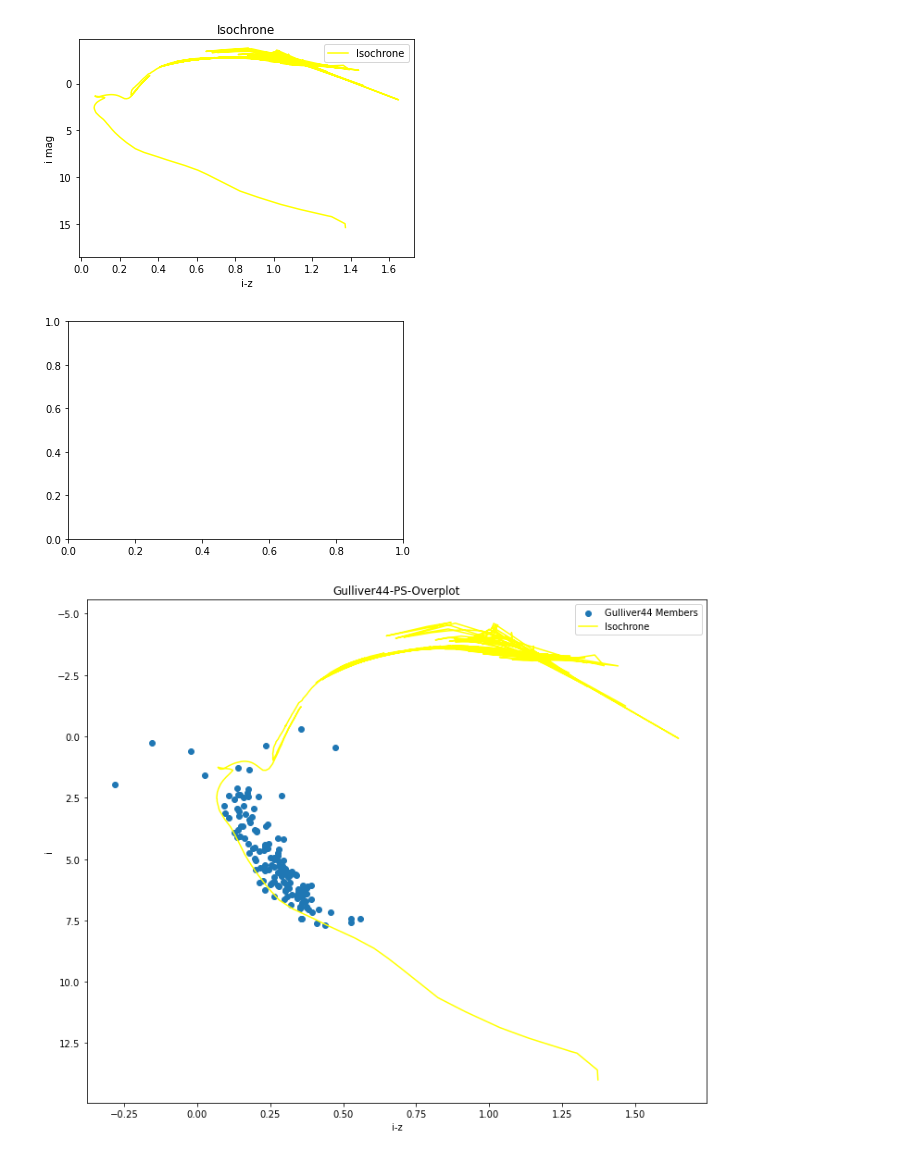
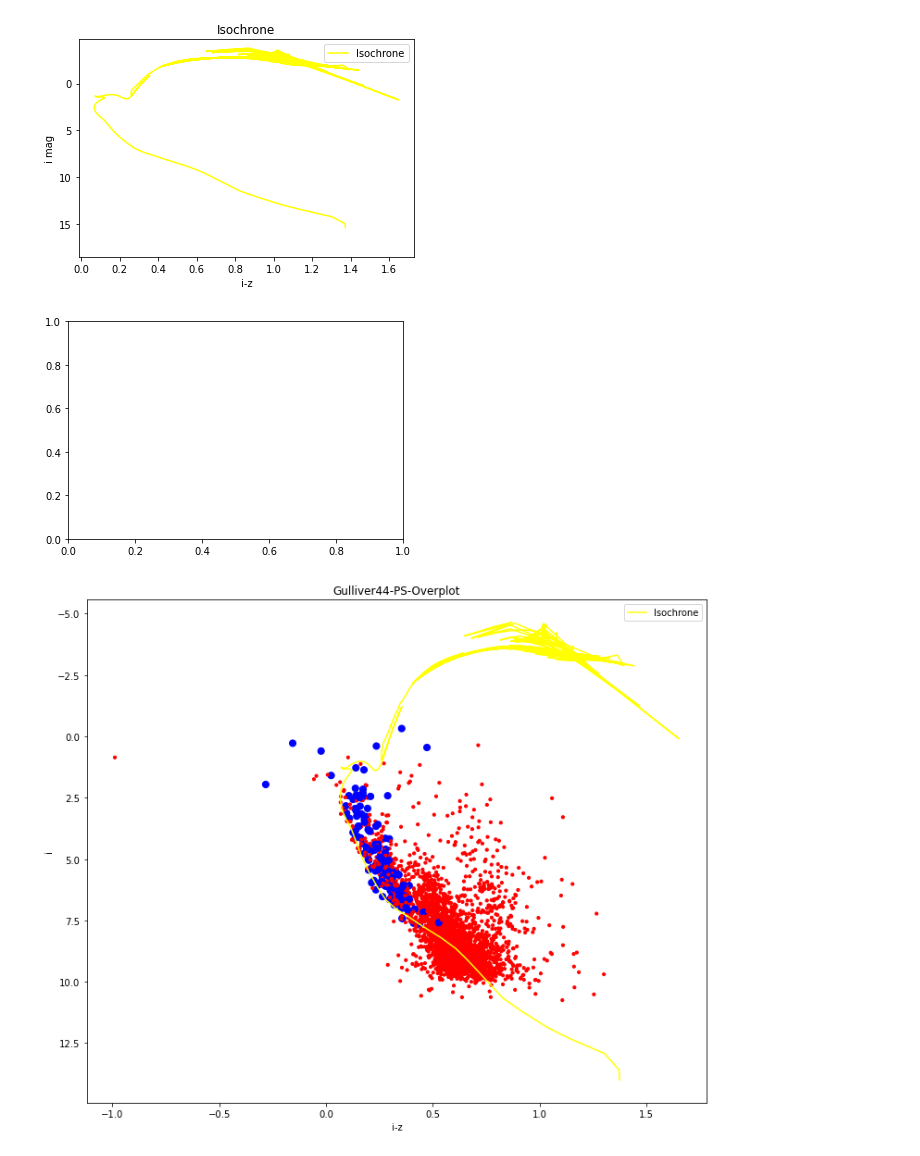
Before and after one commit to HrishitTambi/TidalTails, a Jupyter notebook: astro.ipynb, the cells around one changed output. Cells and saved outputs as stored; diff of their text form; code cells hidden in the pictures.

Commit message:
Kaggle Notebook | astro | Version 3

```diff
--- a/astro.ipynb
+++ b/astro.ipynb
@@ -114,28 +133,39 @@ plt.show()
 # %%
 import matplotlib.pyplot as plt
 
 
 x = df_44_mem['i_ave_sth'] - df_44_mem['z_ave_sth']
 y = df_44_mem['i_ave_sth']
 
 fig, ax = plt.subplots()
 fig, ax = plt.subplots(figsize=(12, 10))
+
+# d = 1258
+# A_i = 0
+# M_i = y - 5 * np.log10(d/10) - A_i
+# ax.scatter(x, M_i, label='Gulliver44 Members')
+
+ax.plot(i_z, z, c='yellow', label='Isochrone')
+
+df_ps = pd.read_csv("/kaggle/working/gulliver_44_ps_cluster_members.csv")
+x = df_ps['i_ave_sth'] - df_ps['z_ave_sth']
+y = df_ps['i_ave_sth']
 d = 1258
 A_i = 0
 M_i = y - 5 * np.log10(d/10) - A_i
 
-ax.scatter(x, M_i, label='Gulliver44 Members')
-ax.plot(i_z, z, c='yellow', label='Isochrone')
+colors = ['blue' if is_member else 'red' for is_member in df_ps['is_member']]
+sizes = [50 if is_member else 10 for is_member in df_ps['is_member']]
+ax.scatter(x, M_i, c=colors, s=sizes)
+
 ax.invert_yaxis()
 ax.set_xlabel("i-z")
 ax.set_ylabel("i")
 ax.set_title('Gulliver44-PS-Overplot')
 ax.legend()
 
-
-
 plt.savefig('gulliver44_ps_overplot.png')
 plt.show()
 # %% [output]
 [figure]
-[figure, old version]
+[figure, new version]
```
Also changed, not shown: parts of 5 cells of this notebook.
